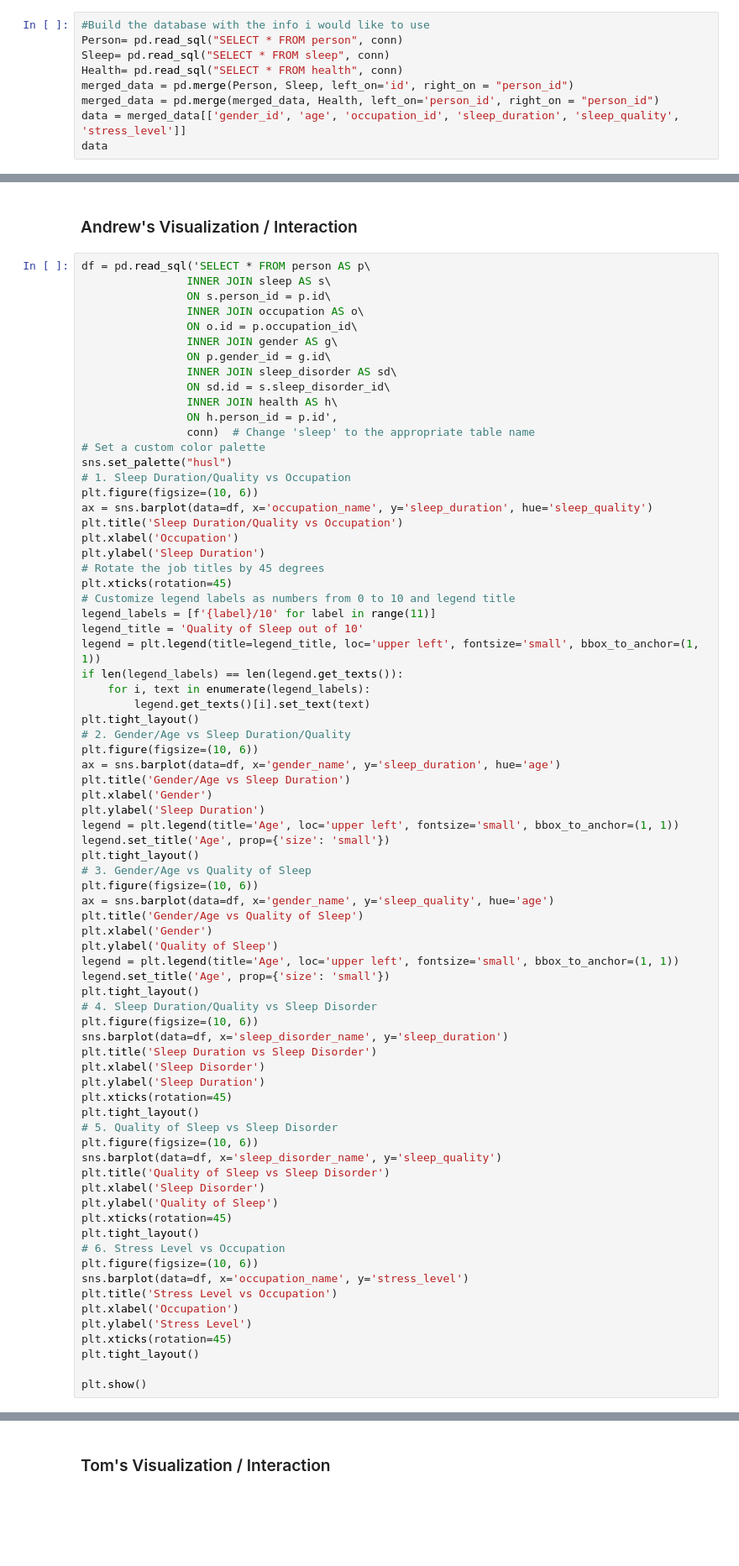
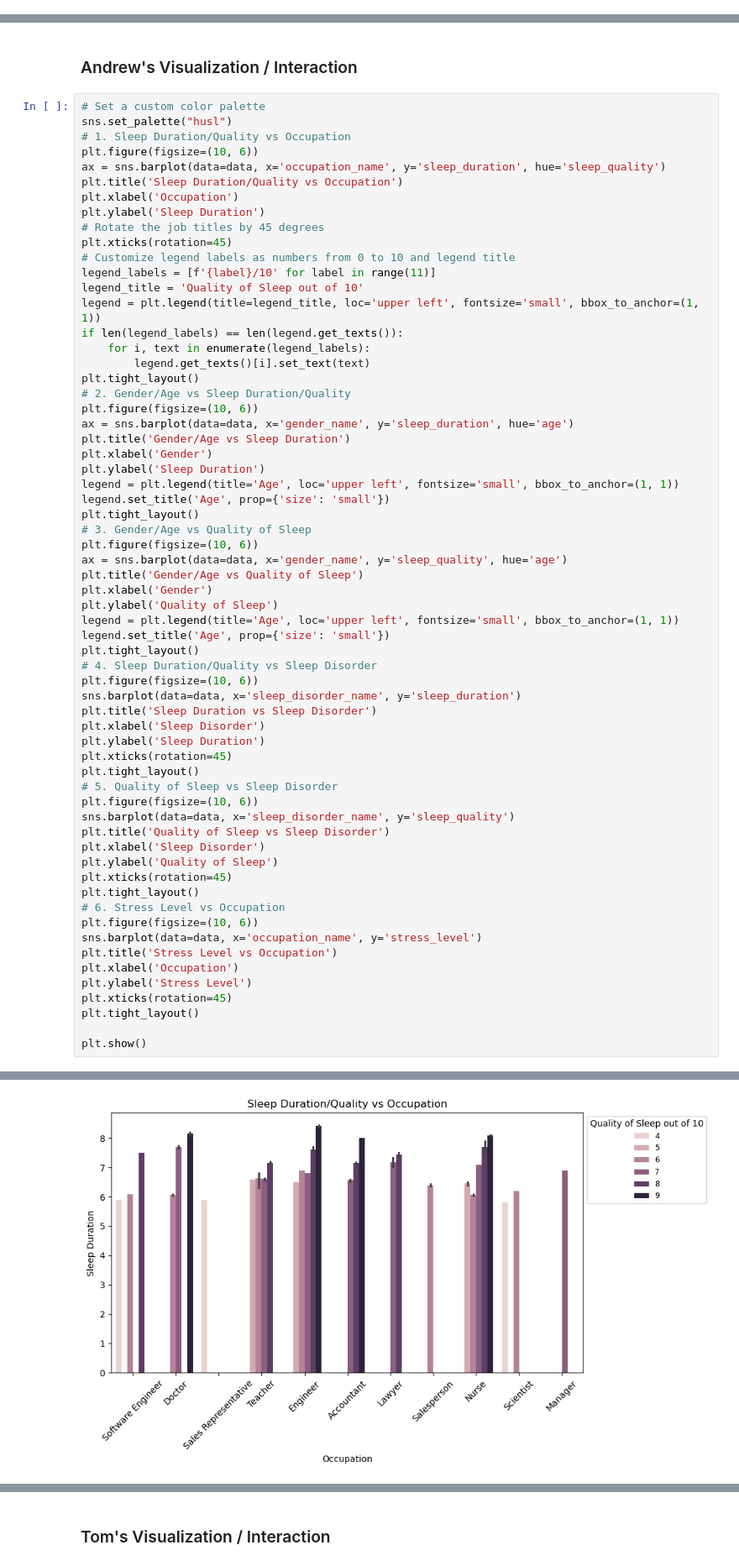
Before and after one commit to reederickson/Project_3, a Jupyter notebook: Master.ipynb, the cells around one changed output, grey strips where cells are left out. Shown at 84% size. Drawn from its saved outputs; the diff is of its cells as text; blank space fills up the shorter version.

```diff
--- a/Master.ipynb
+++ b/Master.ipynb
@@ -134,14 +132,5 @@ display(ddbox, out1)
 # %% [markdown]
 ### Reed's Visualization / Interaction
-# %%
-#Build the database with the info i would like to use
-Person= pd.read_sql("SELECT * FROM person", conn)
-Sleep= pd.read_sql("SELECT * FROM sleep", conn)
-Health= pd.read_sql("SELECT * FROM health", conn)
-merged_data = pd.merge(Person, Sleep, left_on='id', right_on = "person_id")
-merged_data = pd.merge(merged_data, Health, left_on='person_id', right_on = "person_id")
-data = merged_data[['gender_id', 'age', 'occupation_id', 'sleep_duration', 'sleep_quality', 'stress_level']]
-data
 # %%
 # Create a dropdown widget to select gender
 gender_dropdown = widgets.Dropdown(
@@ -164,23 +156,11 @@ display(gender_dropdown,out1)
 # %% [markdown]
 ### Andrew's Visualization / Interaction
 # %%
-df = pd.read_sql('SELECT * FROM person AS p\
-                INNER JOIN sleep AS s\
-                ON s.person_id = p.id\
-                INNER JOIN occupation AS o\
-                ON o.id = p.occupation_id\
-                INNER JOIN gender AS g\
-                ON p.gender_id = g.id\
-                INNER JOIN sleep_disorder AS sd\
-                ON sd.id = s.sleep_disorder_id\
-                INNER JOIN health AS h\
-                ON h.person_id = p.id',
-                conn)  # Change 'sleep' to the appropriate table name
 # Set a custom color palette
 sns.set_palette("husl")
 # 1. Sleep Duration/Quality vs Occupation
 plt.figure(figsize=(10, 6))
-ax = sns.barplot(data=df, x='occupation_name', y='sleep_duration', hue='sleep_quality')
+ax = sns.barplot(data=data, x='occupation_name', y='sleep_duration', hue='sleep_quality')
 plt.title('Sleep Duration/Quality vs Occupation')
 plt.xlabel('Occupation')
 plt.ylabel('Sleep Duration')
@@ -196,7 +176,7 @@ if len(legend_labels) == len(legend.get_texts()):
 plt.tight_layout()
 # 2. Gender/Age vs Sleep Duration/Quality
 plt.figure(figsize=(10, 6))
-ax = sns.barplot(data=df, x='gender_name', y='sleep_duration', hue='age')
+ax = sns.barplot(data=data, x='gender_name', y='sleep_duration', hue='age')
 plt.title('Gender/Age vs Sleep Duration')
 plt.xlabel('Gender')
 plt.ylabel('Sleep Duration')
@@ -205,7 +185,7 @@ legend.set_title('Age', prop={'size': 'small'})
 plt.tight_layout()
 # 3. Gender/Age vs Quality of Sleep
 plt.figure(figsize=(10, 6))
-ax = sns.barplot(data=df, x='gender_name', y='sleep_quality', hue='age')
+ax = sns.barplot(data=data, x='gender_name', y='sleep_quality', hue='age')
 plt.title('Gender/Age vs Quality of Sleep')
 plt.xlabel('Gender')
 plt.ylabel('Quality of Sleep')
@@ -214,7 +194,7 @@ legend.set_title('Age', prop={'size': 'small'})
 plt.tight_layout()
 # 4. Sleep Duration/Quality vs Sleep Disorder
 plt.figure(figsize=(10, 6))
-sns.barplot(data=df, x='sleep_disorder_name', y='sleep_duration')
+sns.barplot(data=data, x='sleep_disorder_name', y='sleep_duration')
 plt.title('Sleep Duration vs Sleep Disorder')
 plt.xlabel('Sleep Disorder')
 plt.ylabel('Sleep Duration')
@@ -222,7 +202,7 @@ plt.xticks(rotation=45)
 plt.tight_layout()
 # 5. Quality of Sleep vs Sleep Disorder
 plt.figure(figsize=(10, 6))
-sns.barplot(data=df, x='sleep_disorder_name', y='sleep_quality')
+sns.barplot(data=data, x='sleep_disorder_name', y='sleep_quality')
 plt.title('Quality of Sleep vs Sleep Disorder')
 plt.xlabel('Sleep Disorder')
 plt.ylabel('Quality of Sleep')
@@ -230,7 +210,7 @@ plt.xticks(rotation=45)
 plt.tight_layout()
 # 6. Stress Level vs Occupation
 plt.figure(figsize=(10, 6))
-sns.barplot(data=df, x='occupation_name', y='stress_level')
+sns.barplot(data=data, x='occupation_name', y='stress_level')
 plt.title('Stress Level vs Occupation')
 plt.xlabel('Occupation')
 plt.ylabel('Stress Level')
@@ -242,0 +222 @@ IndentationError: expected an indented block after 'if' statement on line 27 (22
+[figure, added]
```
Also changed, not shown: parts of 6 cells of this notebook.
